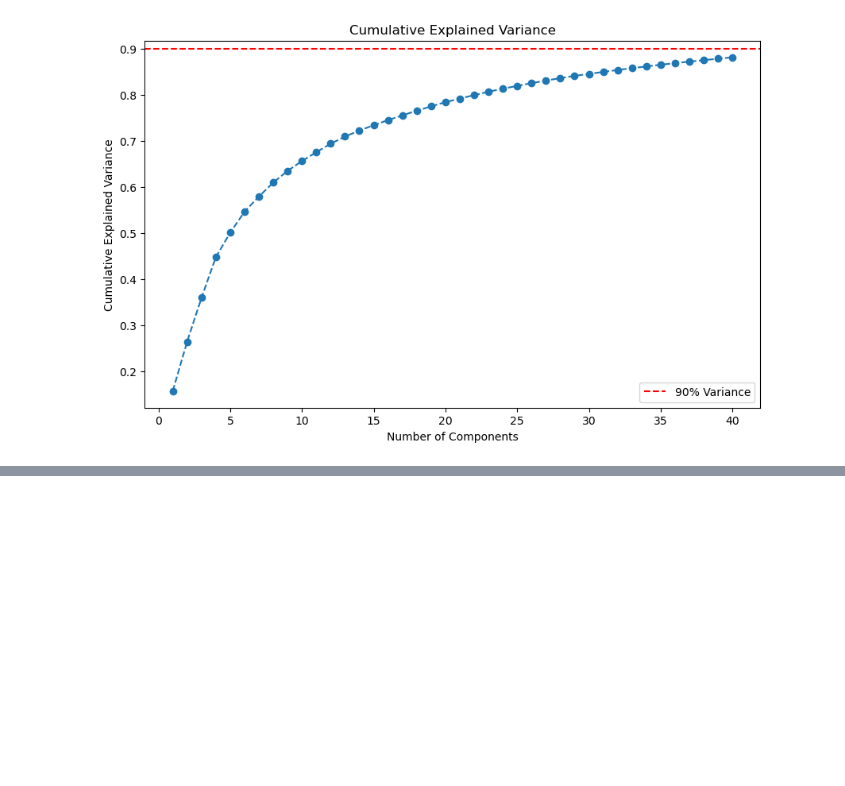
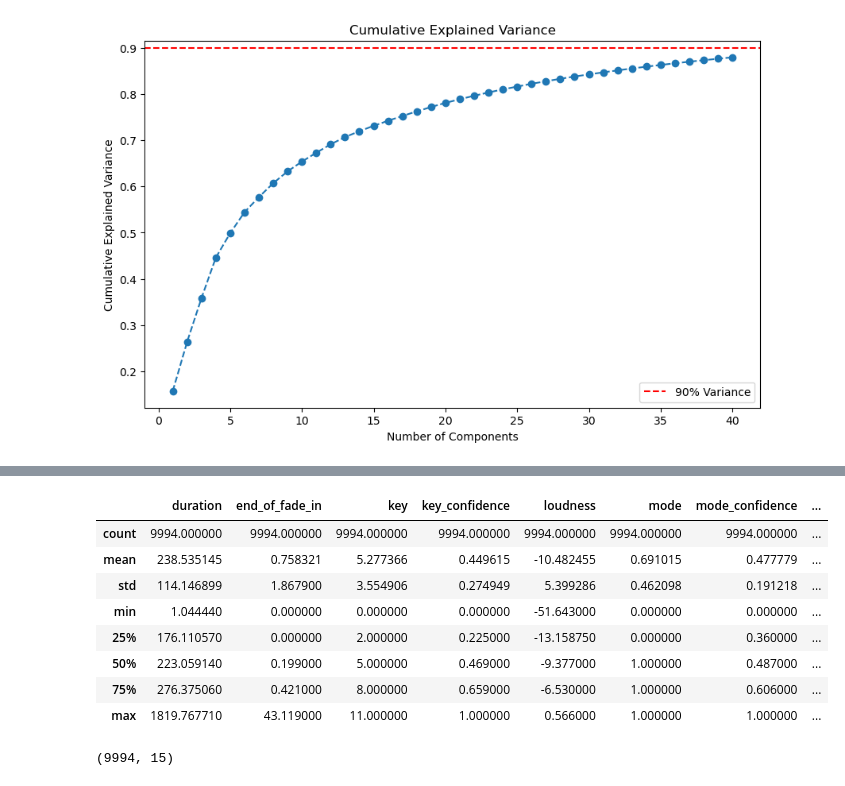
Before and after one commit to AlejandroLoAm/TFMcode, a Jupyter notebook: EDA.ipynb, the cells around one changed output, grey strips where cells are left out. Drawn from its saved outputs; the diff is of its cells as text; code cells hidden in the pictures; blank space fills up the shorter version.

```diff
--- a/EDA.ipynb
+++ b/EDA.ipynb
@@ -443,0 +872,22 @@ plt.show()
+# %%
+# List of columns to exclude2
+exclude_columns = ["title","artist_name","song_id","essentia_tempo", "essentia_genre", "essentia_instruments", "essentia_mood","essentia_title_confidence","year"]
+
+# Create a DataFrame with all columns except those in the exclude_columns list
+msd = filtered_df[[col for col in filtered_df.columns if col not in exclude_columns]]
+# %%
+msd.describe()
+# %% [output]
+|  | duration | end_of_fade_in | key | key_confidence | loudness | mode | mode_confidence | ... |
+| count | 9994.000000 | 9994.000000 | 9994.000000 | 9994.000000 | 9994.000000 | 9994.000000 | 9994.000000 | ... |
+| mean | 238.535145 | 0.758321 | 5.277366 | 0.449615 | -10.482455 | 0.691015 | 0.477779 | ... |
+| std | 114.146899 | 1.867900 | 3.554906 | 0.274949 | 5.399286 | 0.462098 | 0.191218 | ... |
+| min | 1.044440 | 0.000000 | 0.000000 | 0.000000 | -51.643000 | 0.000000 | 0.000000 | ... |
+| 25% | 176.110570 | 0.000000 | 2.000000 | 0.225000 | -13.158750 | 0.000000 | 0.360000 | ... |
+| 50% | 223.059140 | 0.199000 | 5.000000 | 0.469000 | -9.377000 | 1.000000 | 0.487000 | ... |
+| 75% | 276.375060 | 0.421000 | 8.000000 | 0.659000 | -6.530000 | 1.000000 | 0.606000 | ... |
+| max | 1819.767710 | 43.119000 | 11.000000 | 1.000000 | 0.566000 | 1.000000 | 1.000000 | ... |
+# %%
+msd.shape
+# %% [output]
+(9994, 15)
```
Also changed, not shown: parts of 42 cells of this notebook.
